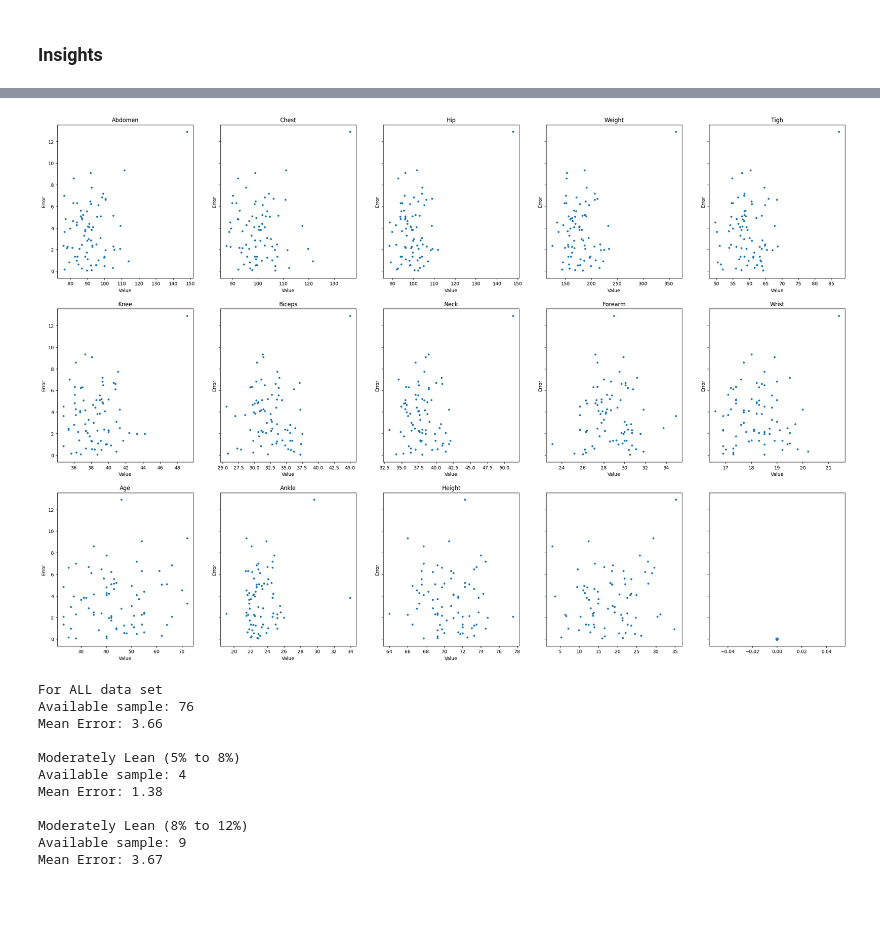
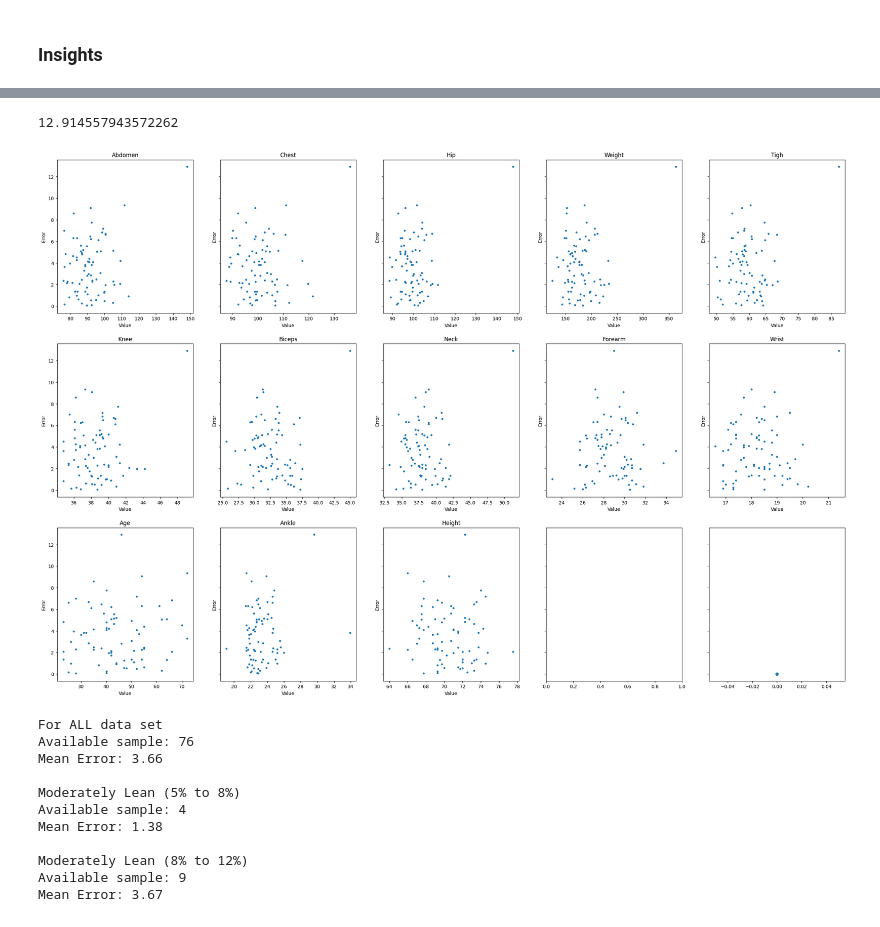
Before and after one commit to SavioCastellar/Body-Fat-Prediction, a Jupyter notebook: Predicting Body Fat.ipynb, the cells around one changed output, grey strips where cells are left out. Saved outputs shown, nothing was run; the diff lists cells and outputs as text; code cells hidden in the pictures.

```diff
--- a/Predicting Body Fat.ipynb
+++ b/Predicting Body Fat.ipynb
@@ -289,0 +289,11 @@ Correlation
+# %%
+from sklearn.model_selection import KFold, cross_val_score, ShuffleSplit
+
+model = LinearRegression()
+k_folds = KFold(n_splits = 5)
+ss = ShuffleSplit(train_size=0.7, test_size=0.3, n_splits = 3)
+scores = cross_val_score(model, features, labels, cv = ss)
+
+print("Cross Validation Scores: ", scores)
+print("Average CV Score: ", scores.mean())
+print("Number of CV Scores used in Average: ", len(scores))
@@ -289,0 +304,9 @@ Correlation
+# %%
+def cvScores(x_train, x_test, criteria):
+    lin_reg = LinearRegression()
+    lin_reg.fit(x_train, y_train)
+    # y_pred = lin_reg.predict(x_test)
+    scores = cross_val_score(lin_reg, x, y, scoring=criteria, cv=10)
+    # print("Mean:", scores.mean())
+    # print("Standard deviation:", scores.std())
+    return scores.mean()
@@ -338,32 +471,36 @@ bodyfat_erro
+# %%
+bodyfat_erro.erro.abs().max()
+# %% [output]
+12.914557943572262
 # %%
 feature_names = ['Abdomen', 'Chest', 'Hip', 'Weight', 'Tigh', 'Knee', 'Biceps', 'Neck', 'Forearm', 'Wrist', 'Age', 'Ankle', 'Height']
 fig2, ((ax1, ax2, ax3, ax4, ax5), (ax6, ax7, ax8, ax9, ax10), (ax11, ax12, ax13, ax14, ax15)) = plt.subplots(ncols=5, nrows=3, sharey=True, figsize=(30,20))
-y = bodyfat_erro['y_test']-bodyfat_erro['y_pred']
-y = y.abs()
+y_axe = bodyfat_erro['y_test']-bodyfat_erro['y_pred']
+y_axe = y_axe.abs()
 
-ax1.scatter(abdomen, y, s=10)
-ax2.scatter(chest, y, s=10)
-ax3.scatter(hip, y, s=10)
-ax4.scatter(weight, y, s=10)
-ax5.scatter(thigh, y, s=10)
-ax6.scatter(knee, y, s=10)
-ax7.scatter(biceps, y, s=10)
-ax8.scatter(neck, y, s=10)
-ax9.scatter(forearm, y, s=10)
-ax10.scatter(wrist, y, s=10)
-ax11.scatter(age, y, s=10)
-ax12.scatter(ankle, y, s=10)
-ax13.scatter(height, y, s=10)
-ax14.scatter(y_test,y, s=10)
+ax1.scatter(abdomen, y_axe, s=10)
+ax2.scatter(chest, y_axe, s=10)
+ax3.scatter(hip, y_axe, s=10)
+ax4.scatter(weight, y_axe, s=10)
+ax5.scatter(thigh, y_axe, s=10)
+ax6.scatter(knee, y_axe, s=10)
+ax7.scatter(biceps, y_axe, s=10)
+ax8.scatter(neck, y_axe, s=10)
+ax9.scatter(forearm, y_axe, s=10)
+ax10.scatter(wrist, y_axe, s=10)
+ax11.scatter(age, y_axe, s=10)
+ax12.scatter(ankle, y_axe, s=10)
+ax13.scatter(height, y_axe, s=10)
+# ax14.scatter(y_test,y, s=10)
 ax15.scatter(0,0)
 
 axes = [ax1, ax2, ax3, ax4, ax5, ax6, ax7, ax8, ax9, ax10, ax11, ax12, ax13]
 for i in range(len(feature_names)):
     axes[i].set_title(feature_names[i])
     axes[i].set_xlabel('Value')
     axes[i].set_ylabel('Error')
 # %% [output]
-[figure, old version]
+[figure, new version]
 # %%
 # MEAN ERROR (ALL TEST SET)
 count_all = bodyfat_erro['erro'].count()
```
Also changed, not shown: parts of 58 cells of this notebook, 27 other files.
